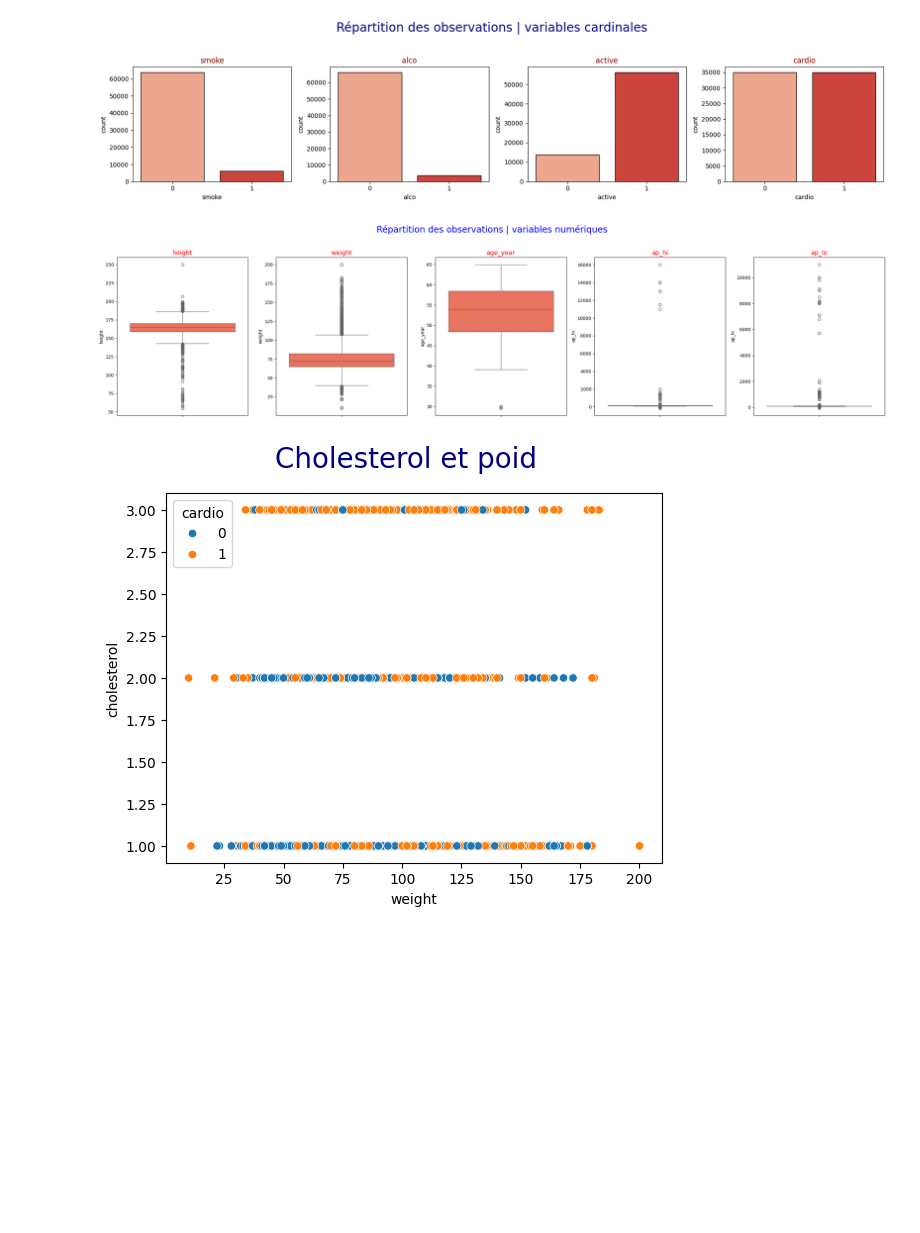
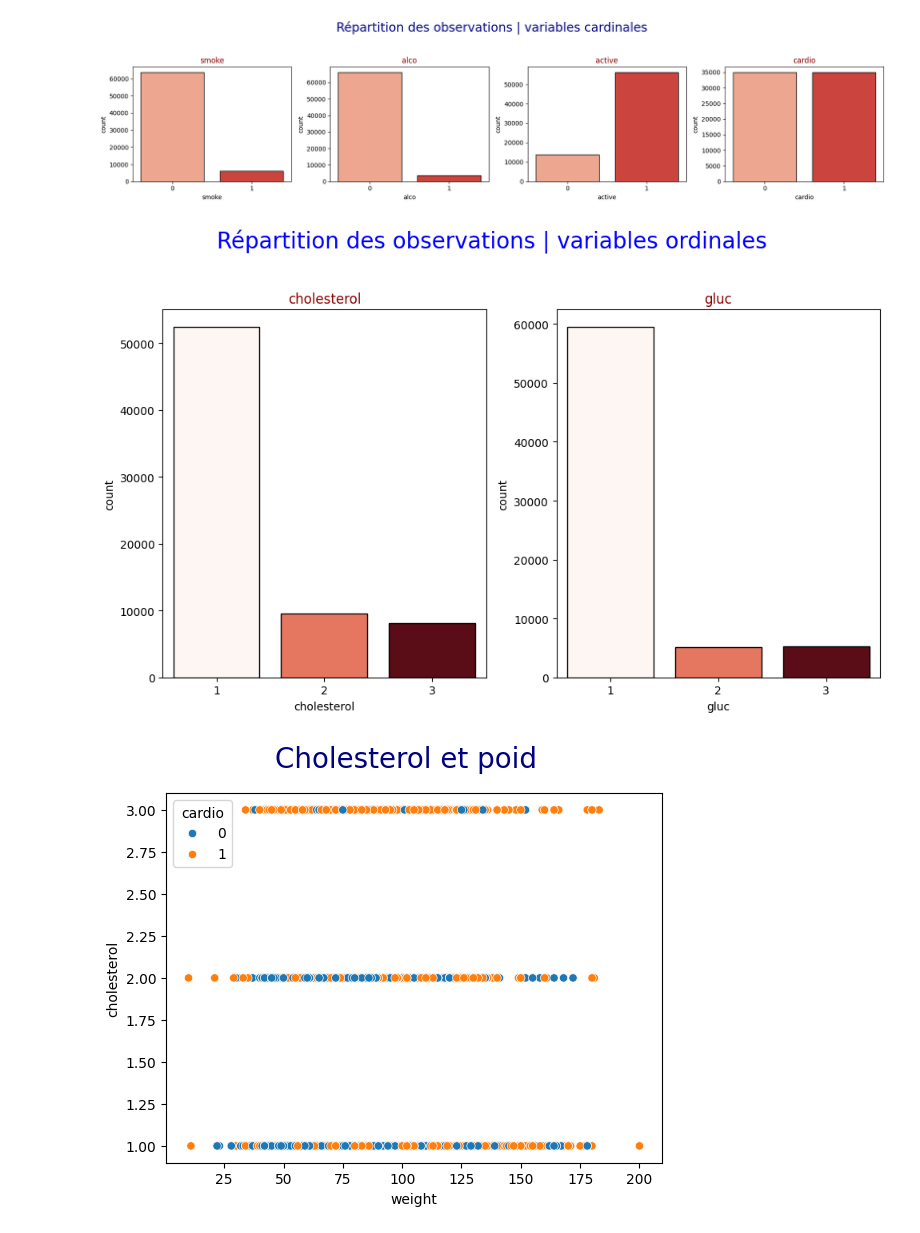
Before and after one commit to sulivan-moreau/cardio-vasc-risks, a Jupyter notebook: visualization.ipynb, the cells around one changed output. Cells and saved outputs as stored; diff of their text form; code cells hidden in the pictures; blank space fills up the shorter version.

Commit message:
correction variables continues

```diff
--- a/visualization.ipynb
+++ b/visualization.ipynb
@@ -7,10 +7,10 @@ from sklearn.preprocessing import OneHotEncoder
 from matplotlib.colors import LinearSegmentedColormap
 # %%
 # JEU DE DONNEES BRUT
-# df = pd.read_csv("cardio_train.csv", sep = ";", index_col="id")
+df = pd.read_csv("cardio_train.csv", sep = ";", index_col="id")
 
 # JEU DE DONNEES NETTOYE
-df = pd.read_csv("cardio_train_clean.csv", index_col="id")
+# df = pd.read_csv("cardio_train_clean.csv", index_col="id")
 
 
 df["age_year"] = df["age"] / 365
@@ -95,16 +95,21 @@ plt.tight_layout()
 # %% [output]
 [figure]
 # %%
-fig, axes = plt.subplots(1, len(df_numerical), figsize=(5 * len(df_numerical), 6))
+fig, axes = plt.subplots(1, len(df_ordinal), figsize=(5 * len(df_ordinal), 6))
 
-for ax, col in zip(axes, df_numerical):
-    sns.boxplot(y=df[col], ax=ax, color='tomato')
-    ax.set_title(col, fontsize=14, color='red')
+for ax, col in zip(axes, df_ordinal):
+    sns.countplot(x=col, data=df, hue=col, palette='Reds', legend=False, ax=ax)
+    ax.set_title(col, color='darkred')
 
-plt.suptitle("Répartition des observations | variables numériques", fontsize=20, color="blue", y=1.03)
+    # Bordure noire aux barres
+    for patch in ax.patches:
+        patch.set_edgecolor('black')
+        patch.set_linewidth(1)
+
+plt.suptitle("Répartition des observations | variables ordinales", fontsize=20, color="blue", y=1.03)
 plt.tight_layout()
 # %% [output]
-[figure, old version]
+[figure, new version]
 # %%
 sns.scatterplot(data=df, x='weight', y='cholesterol', hue='cardio')
 plt.suptitle("Cholesterol et poid", color="navy", fontsize=20)
```
Also changed, not shown: parts of 3 cells of this notebook.
